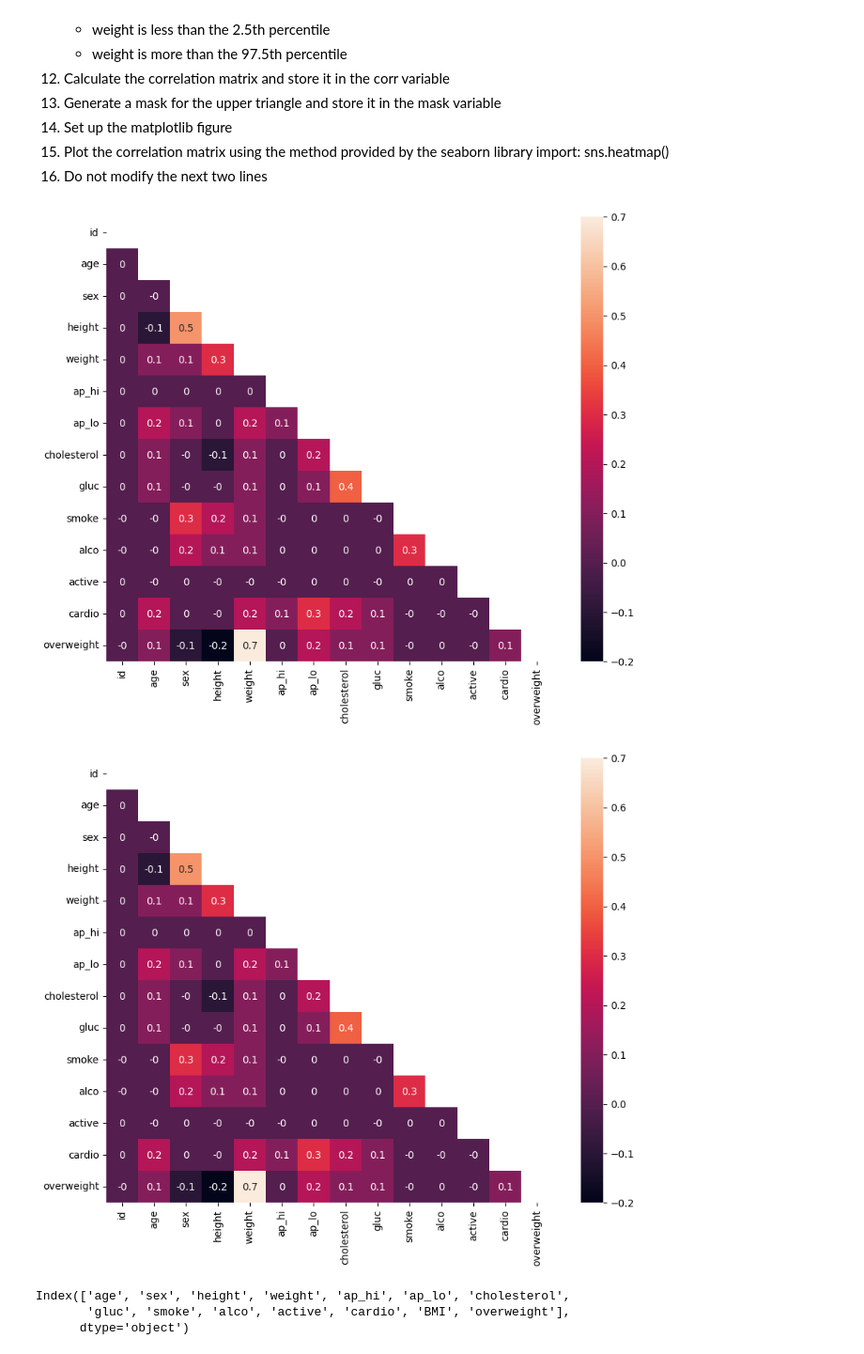
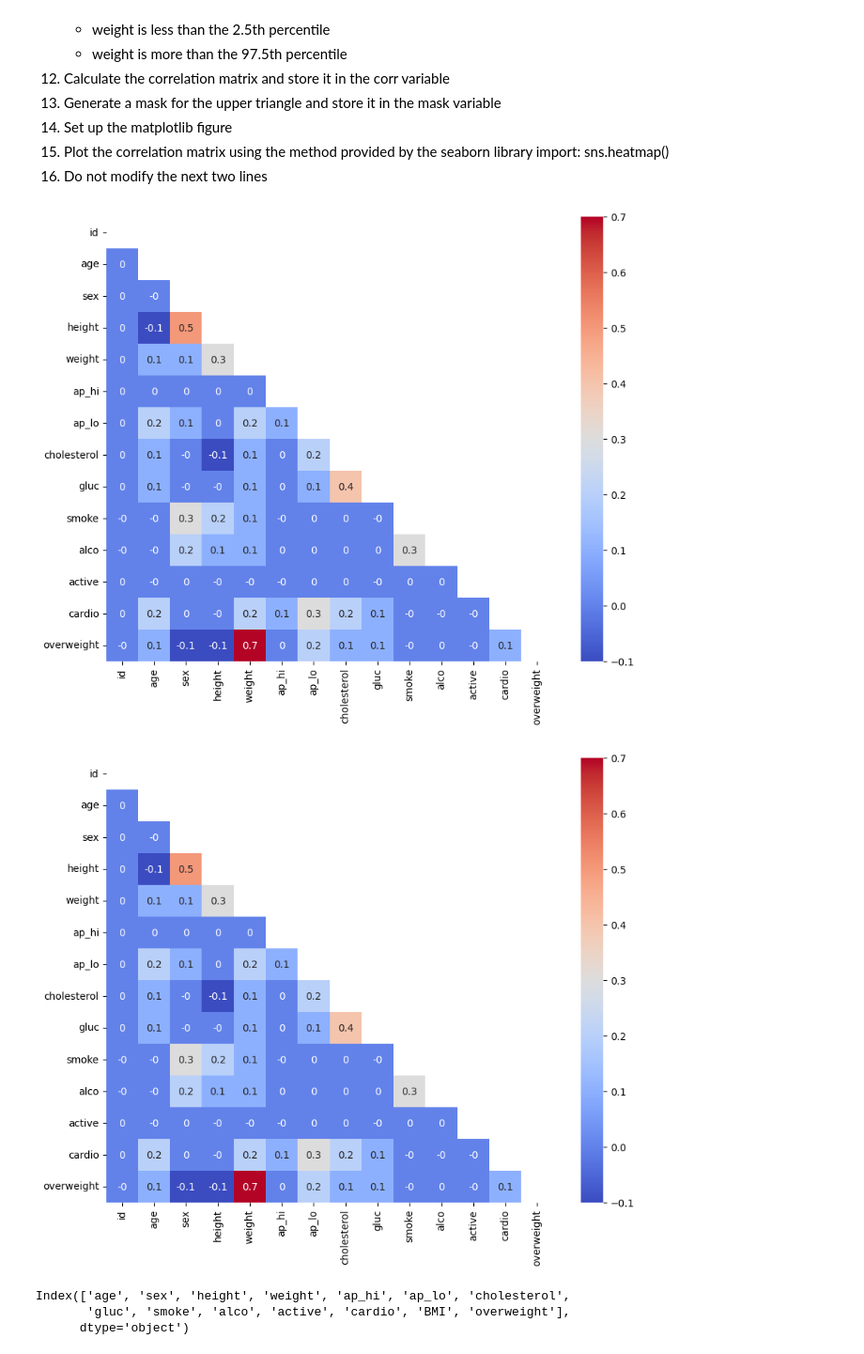
Before and after one commit to garlingz/boilerplate-medical-data-visualizer, a Jupyter notebook: working-notebook.ipynb, the cells around one changed output. Shown: that part at 94% size. Drawn from its saved outputs; the diff is of its cells as text; code cells hidden in the pictures.

Commit message:
Bug Fixes
simplifying code for the heatmap, and formatting done when drawing the heatmap, rather than to the dataframe.
Changed BMI to correctly apply to values HIGHER than 25 (was previously >= 25).

```diff
--- a/working-notebook.ipynb
+++ b/working-notebook.ipynb
@@ -59,7 +59,7 @@ def calculate_BMI(row):
 
 #   Formatting a few categories
 df['BMI'] = df.apply(calculate_BMI, axis= 1)
-df['overweight'] = df['BMI'] >= 25
+df['overweight'] = df['BMI'] > 25
 df['overweight'] = df['overweight'].astype(int)
 df['cholesterol'] = df['cholesterol'].apply(lambda x: 0 if x == 1 else 1)
 df['gluc'] = df['gluc'].apply(lambda x: 0 if x == 1 else 1)
@@ -74,39 +74,39 @@ def draw_cat_plot():
                         )
     df_grouped = df_cat.groupby(['cardio', 'variable', 'value']).size().reset_index(name= 'count')
 
-    fig = sns.catplot(df_grouped, x= 'variable', y= 'count', col= 'cardio', hue= 'value', kind= 'bar')
+    fig = sns.catplot(data= df_grouped, x= 'variable', y= 'count', col= 'cardio', hue= 'value', kind= 'bar')
     fig.savefig('catplot.png')
     return fig
 
 # Drawing the second plot
 def draw_heat_map():
     lower_height = df['height'].quantile(0.025)
     upper_height = df['height'].quantile(0.975)
     lower_weight = df['weight'].quantile(0.025)
     upper_weight = df['weight'].quantile(0.975)
 
     df_heat = df[
         (df['ap_lo'] <= df['ap_hi']) &
         (df['height'] >= lower_height) &
         (df['height'] <= upper_height) &
         (df['weight'] >= lower_weight) &
         (df['weight'] <= upper_weight)
     ]
     df_heat = df_heat.drop('BMI', axis= 1)
 
     corr = df_heat.corr().round(1)
     mask = np.triu(np.ones_like(corr, dtype= bool))
 
     fig, ax = plt.subplots(figsize= (10, 8))
-    sns.heatmap(corr, mask= mask, annot= True, ax= ax)
+    sns.heatmap(data= corr, mask= mask, annot= True, cmap= 'coolwarm', ax= ax)
 
     fig.savefig('heatmap.png')
     return fig
 
 draw_heat_map()
 # %% [output]
-[figure, old version]
+[figure, new version]
-[figure, old version]
+[figure, new version]
 # %%
 lower_height = df['height'].quantile(0.025)
 upper_height = df['height'].quantile(0.975)
```
Also changed, not shown: 3 other files.
